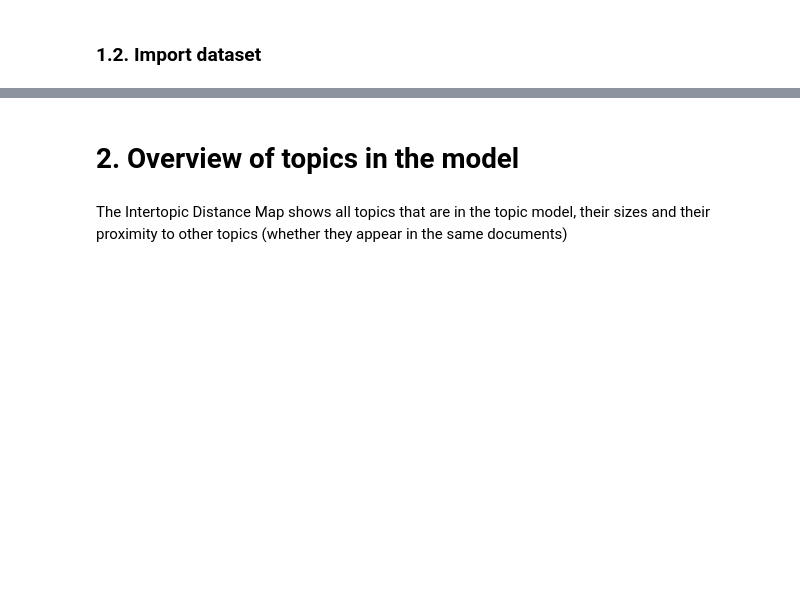
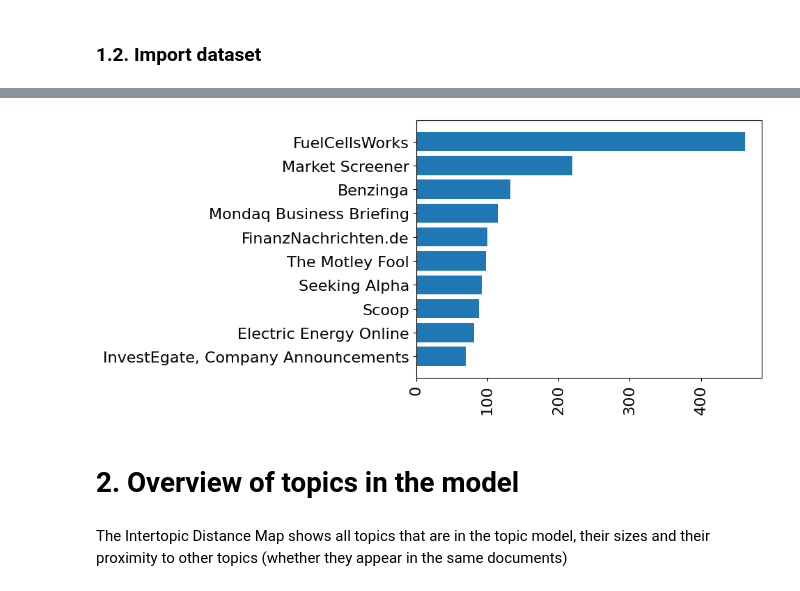
Before and after one commit to tristandewildt/ValueMonitor, a Jupyter notebook: ValueMonitor_hydrogen_energy_justice.ipynb, the cells around one changed output, grey strips where cells are left out. Saved outputs shown, nothing was run; the diff lists cells and outputs as text; code cells hidden in the pictures; blank space fills up the shorter version.

```diff
--- a/ValueMonitor_hydrogen_energy_justice.ipynb
+++ b/ValueMonitor_hydrogen_energy_justice.ipynb
@@ -188,5 +190,30 @@ dict_df_with_topics = {"df_with_topics": df_with_topics}
 # %%
 df_with_topics_before_remove_not_sig_topics = create_df_with_topics(df, model_and_vectorized_data[0], model_and_vectorized_data[1], number_of_topics_to_find)
+# %%
+import ast
+from collections import Counter
+import operator
+
+list_sources = []
+df_topic = df_with_topics[df_with_topics[2] == 1]
+for i in df_topic['newspapers']:
+    list_sources.append(i)
+count_sources = Counter(list_sources)
+
+most_important_items = dict((k, v) for k, v in count_sources.items() if v >= 70)
+
+most_important_items = dict( sorted(most_important_items.items(), key=operator.itemgetter(1),reverse=True))
+
+names = list(most_important_items.keys())
+values = list(most_important_items.values())
+
+plt.barh(range(len(most_important_items)), values, tick_label=names)
+
+plt.xticks(rotation = 90)
+plt.gca().invert_yaxis()
+plt.show()
+# %% [output]
+[figure, added]
 # %% [markdown]
 # 2. Overview of topics in the model
 # %% [markdown]
```
Also changed, not shown: parts of 11 cells of this notebook.
